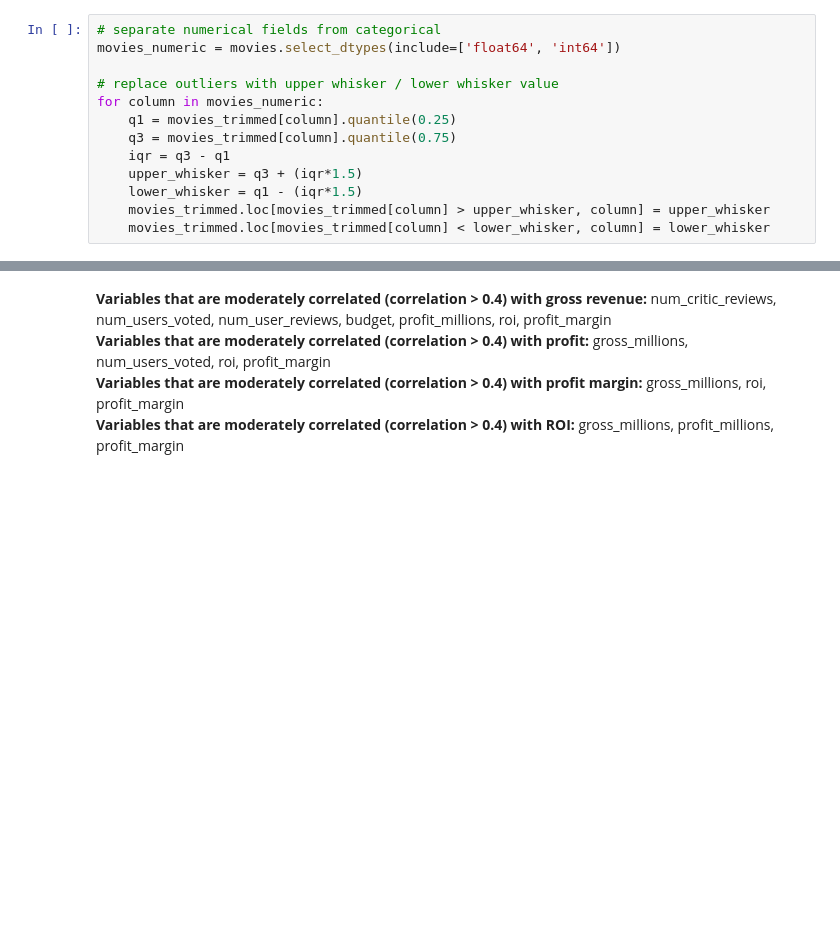
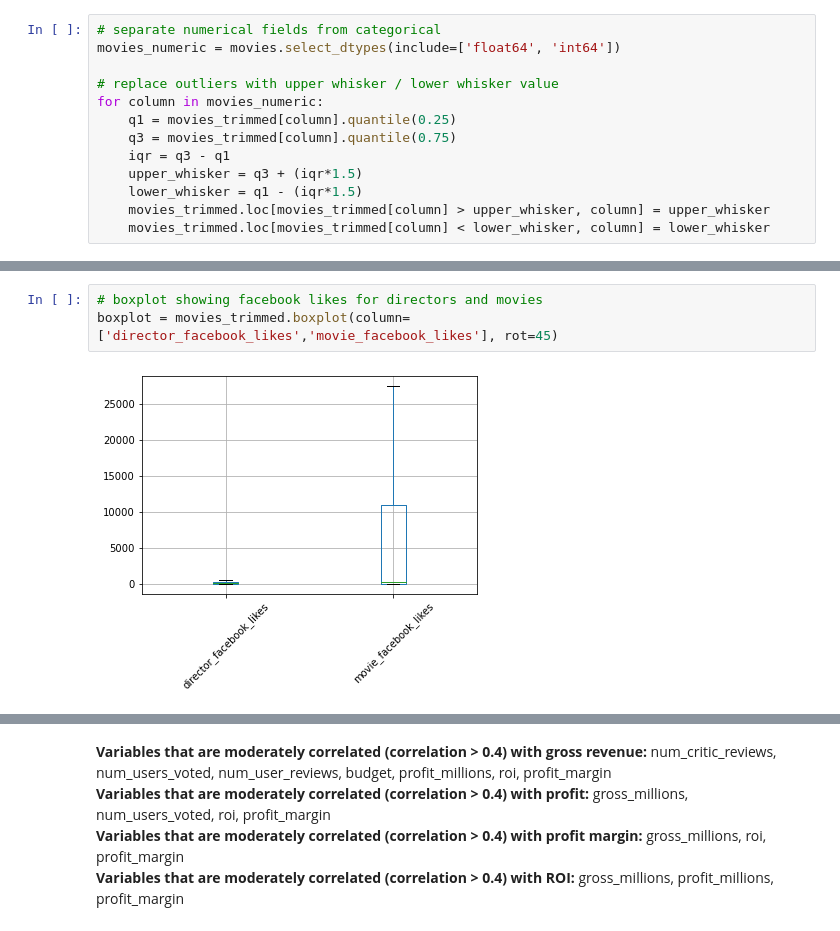
Before and after one commit to kristinkspanos/data_analysis_movie_studio, a Jupyter notebook: assignment_2_movie_data.ipynb, the cells around one changed output, grey strips where cells are left out. Saved outputs shown, nothing was run; the diff lists cells and outputs as text; blank space fills up the shorter version.

```diff
--- a/assignment_2_movie_data.ipynb
+++ b/assignment_2_movie_data.ipynb
@@ -83 +90,6 @@ for column in movies_numeric:
+# %%
+# boxplot showing facebook likes for directors and movies
+boxplot = movies_trimmed.boxplot(column=['director_facebook_likes','movie_facebook_likes'], rot=45)
+# %% [output]
+[figure, added]
 # %%
```
Also changed, not shown: parts of 50 cells of this notebook, 9 other files.
